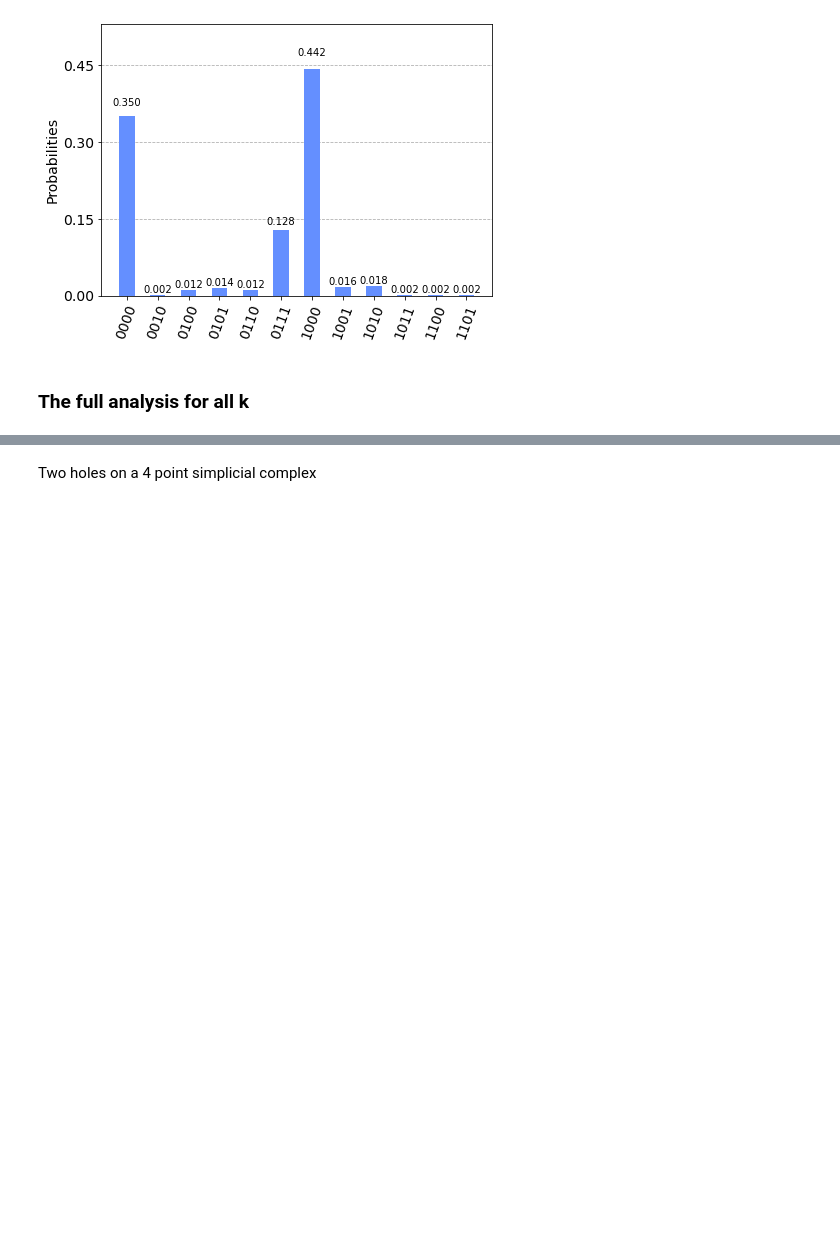
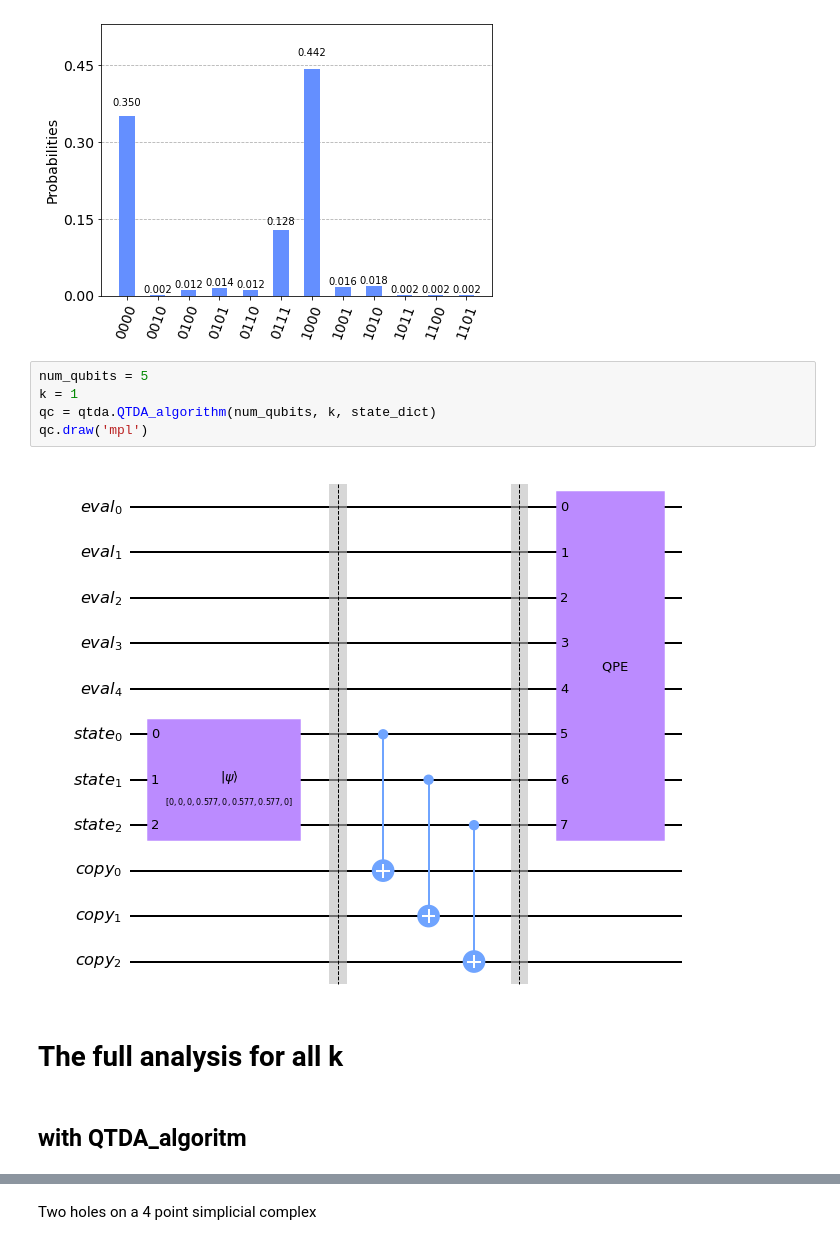
Before and after one commit to KathrinKoenig/QuantumTopologicalDataAnalysis, a Jupyter notebook: Code/QPE.ipynb, the cells around one changed output, grey strips where cells are left out. Saved outputs shown, nothing was run; the diff lists cells and outputs as text; blank space fills up the shorter version.

```diff
--- a/Code/QPE.ipynb
+++ b/Code/QPE.ipynb
@@ -123,5 +115,14 @@ data = job.result().get_counts(qc)
 plot_histogram(data)
 # %% [output]
 [figure]
+# %%
+num_qubits = 5
+k = 1
+qc = qtda.QTDA_algorithm(num_qubits, k, state_dict)
+qc.draw('mpl')
+# %% [output]
+[figure, added]
 # %% [markdown]
-### The full analysis for all k
+# The full analysis for all k
+# %% [markdown]
+## with QTDA_algoritm
```
Also changed, not shown: parts of 16 cells of this notebook, 1 other file.
